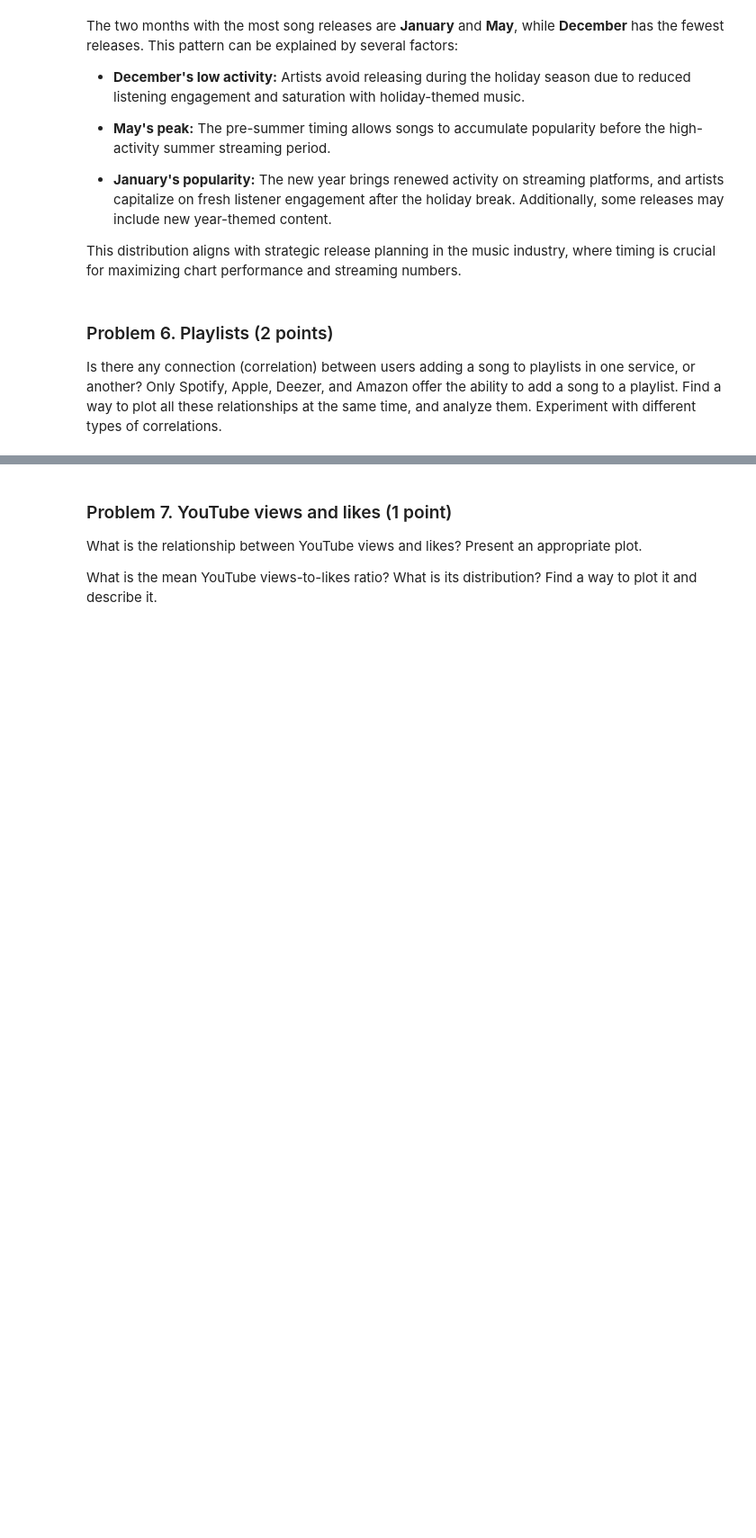
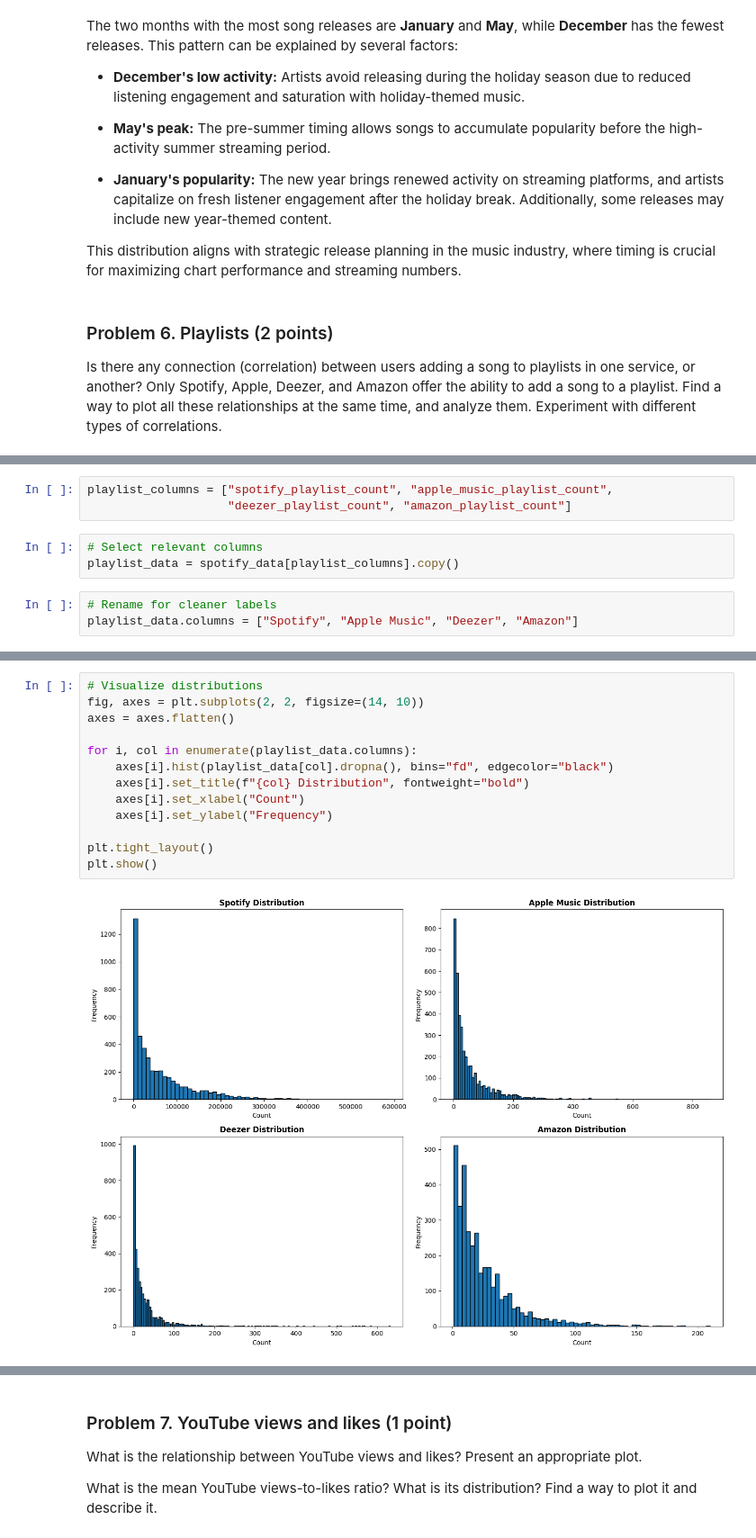
Before and after one commit to VladoDev03/data-science-softuni, a Jupyter notebook: 02-data-visualization-exploratory-data-analysis/Data Visualization and EDA Lab.ipynb, the cells around one changed output, grey strips where cells are left out. Shown at 90% size. Saved outputs shown, nothing was run; the diff lists cells and outputs as text; blank space fills up the shorter version.

```diff
--- a/02-data-visualization-exploratory-data-analysis/Data Visualization and EDA Lab.ipynb
+++ b/02-data-visualization-exploratory-data-analysis/Data Visualization and EDA Lab.ipynb
@@ -342,0 +357,9 @@ Is there any connection (correlation) between users adding a song to playlists i
+# %%
+playlist_columns = ["spotify_playlist_count", "apple_music_playlist_count",
+                    "deezer_playlist_count", "amazon_playlist_count"]
+# %%
+# Select relevant columns
+playlist_data = spotify_data[playlist_columns].copy()
+# %%
+# Rename for cleaner labels
+playlist_data.columns = ["Spotify", "Apple Music", "Deezer", "Amazon"]
@@ -342,0 +382,15 @@ Is there any connection (correlation) between users adding a song to playlists i
+# %%
+# Visualize distributions
+fig, axes = plt.subplots(2, 2, figsize=(14, 10))
+axes = axes.flatten()
+
+for i, col in enumerate(playlist_data.columns):
+    axes[i].hist(playlist_data[col].dropna(), bins="fd", edgecolor="black")
+    axes[i].set_title(f"{col} Distribution", fontweight="bold")
+    axes[i].set_xlabel("Count")
+    axes[i].set_ylabel("Frequency")
+
+plt.tight_layout()
+plt.show()
+# %% [output]
+[figure, added]
```
Also changed, not shown: parts of 14 cells of this notebook.
